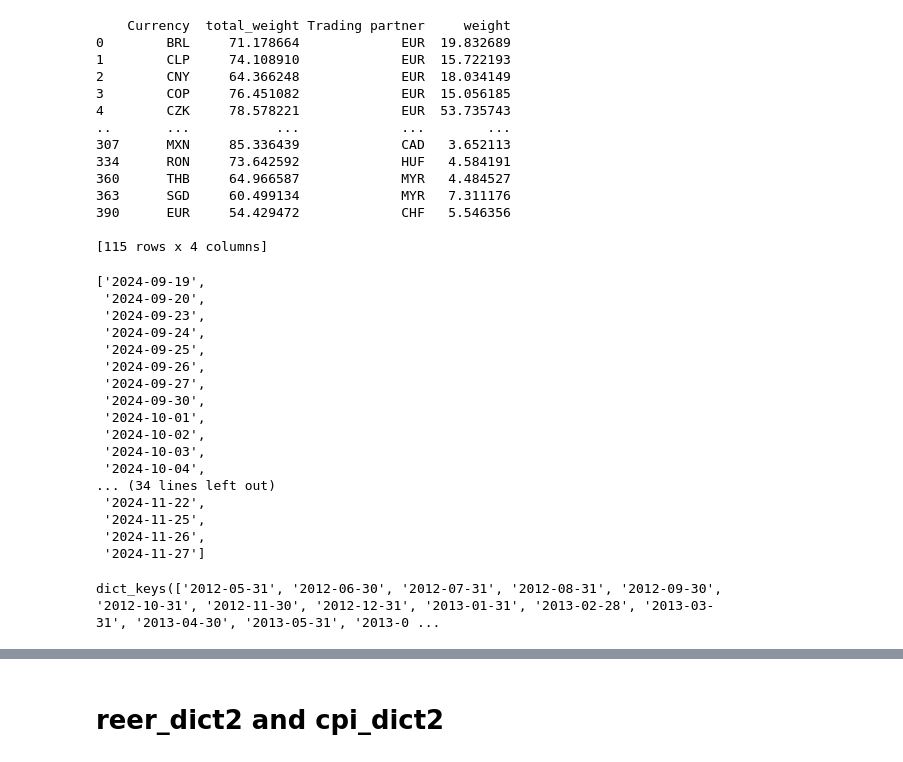
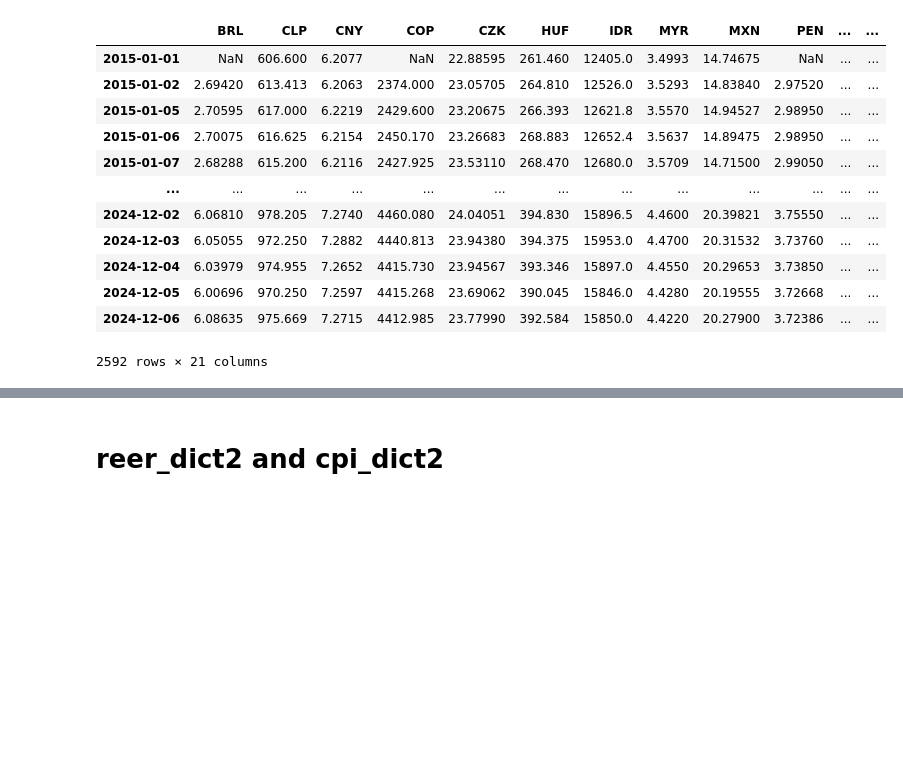
Before and after one commit to lanfeustX/Backtest, a Jupyter notebook: EMFX Backtest v2.ipynb, the cells around one changed output, grey strips where cells are left out. Saved outputs shown, nothing was run; the diff lists cells and outputs as text; code cells hidden in the pictures; blank space fills up the shorter version.

```diff
--- a/EMFX Backtest v2.ipynb
+++ b/EMFX Backtest v2.ipynb
@@ -865,42 +514,3 @@ df.reset_index(inplace=True)
 df.rename(columns={'index':'Currency'}, inplace=True)
 trading_weights = pd.melt(df,id_vars=["Currency", 'total_weight'], var_name="Trading partner", value_name="weight")
 trading_weights = trading_weights[trading_weights['weight'] != 0]
-print(trading_weights)
-# %% [output]
-    Currency  total_weight Trading partner     weight
-0        BRL     71.178664             EUR  19.832689
-1        CLP     74.108910             EUR  15.722193
-2        CNY     64.366248             EUR  18.034149
-3        COP     76.451082             EUR  15.056185
-4        CZK     78.578221             EUR  53.735743
-..       ...           ...             ...        ...
-307      MXN     85.336439             CAD   3.652113
-334      RON     73.642592             HUF   4.584191
-360      THB     64.966587             MYR   4.484527
-363      SGD     60.499134             MYR   7.311176
-390      EUR     54.429472             CHF   5.546356
-
-[115 rows x 4 columns]
-# %%
-all_business_dates = pd.to_datetime(data_prices.index)
-all_business_dates_str = [date.strftime('%Y-%m-%d') for date in all_business_dates]
-
-all_business_dates_str[-50:]
-# %% [output]
-['2024-09-19',
- '2024-09-20',
- '2024-09-23',
- '2024-09-24',
- '2024-09-25',
- '2024-09-26',
- '2024-09-27',
- '2024-09-30',
- '2024-10-01',
- '2024-10-02',
- '2024-10-03',
- '2024-10-04',
-... (34 lines left out)
- '2024-11-22',
- '2024-11-25',
- '2024-11-26',
- '2024-11-27']
@@ -935,3 +548,40 @@ reer_dict = complete_reer_dict(reer_dict, all_business_dates_str)
+# %%
+from xbbg import blp
+import pandas as pd
+from dateutil.relativedelta import relativedelta
+
+# Define the list of Bloomberg tickers
+tickers = ["BRL BGN Curncy", "CLP BGN Curncy", "CNY CMPN Curncy", "COP REGN Curncy",
+           "CZK BGN Curncy", "HUF BGN Curncy", "IDR CMPN Curncy", "MYR CMPN Curncy",
+           "MXN BGN Curncy", "PEN BGN Curncy", "PHP CMPN Curncy", "PLN BGN Curncy",
+           "RON BGN Curncy", "RUB BGN Curncy", "ZAR BGN Curncy", "THB BGN Curncy",
+           "TRY BGN Curncy", "INR CMPN Curncy", "SGD BGN Curncy", "TWD BGN Curncy",
+           "KRW CMPN Curncy"]
+
+# Extract currency codes from tickers
+currencies = [ticker[:3] for ticker in tickers]
+
+# Get historical data for the past 5 years
+end_date = pd.Timestamp.today()
+start_date = end_date - relativedelta(years=5)
+
+data_prices = blp.bdh(tickers, 'PX_MID', '20150101', end_date)
+data_prices.columns = currencies
+data_prices
+# %% [output]
+|  | BRL | CLP | CNY | COP | CZK | HUF | IDR | MYR | MXN | PEN | ... | ... |
+| 2015-01-01 | NaN | 606.600 | 6.2077 | NaN | 22.88595 | 261.460 | 12405.0 | 3.4993 | 14.74675 | NaN | ... | ... |
+| 2015-01-02 | 2.69420 | 613.413 | 6.2063 | 2374.000 | 23.05705 | 264.810 | 12526.0 | 3.5293 | 14.83840 | 2.97520 | ... | ... |
+| 2015-01-05 | 2.70595 | 617.000 | 6.2219 | 2429.600 | 23.20675 | 266.393 | 12621.8 | 3.5570 | 14.94527 | 2.98950 | ... | ... |
+| 2015-01-06 | 2.70075 | 616.625 | 6.2154 | 2450.170 | 23.26683 | 268.883 | 12652.4 | 3.5637 | 14.89475 | 2.98950 | ... | ... |
+| 2015-01-07 | 2.68288 | 615.200 | 6.2116 | 2427.925 | 23.53110 | 268.470 | 12680.0 | 3.5709 | 14.71500 | 2.99050 | ... | ... |
+| ... | ... | ... | ... | ... | ... | ... | ... | ... | ... | ... | ... | ... |
+| 2024-12-02 | 6.06810 | 978.205 | 7.2740 | 4460.080 | 24.04051 | 394.830 | 15896.5 | 4.4600 | 20.39821 | 3.75550 | ... | ... |
+| 2024-12-03 | 6.05055 | 972.250 | 7.2882 | 4440.813 | 23.94380 | 394.375 | 15953.0 | 4.4700 | 20.31532 | 3.73760 | ... | ... |
+| 2024-12-04 | 6.03979 | 974.955 | 7.2652 | 4415.730 | 23.94567 | 393.346 | 15897.0 | 4.4550 | 20.29653 | 3.73850 | ... | ... |
+| 2024-12-05 | 6.00696 | 970.250 | 7.2597 | 4415.268 | 23.69062 | 390.045 | 15846.0 | 4.4280 | 20.19555 | 3.72668 | ... | ... |
+| 2024-12-06 | 6.08635 | 975.669 | 7.2715 | 4412.985 | 23.77990 | 392.584 | 15850.0 | 4.4220 | 20.27900 | 3.72386 | ... | ... |
+2592 rows × 21 columns
 # %%
 def complete_reer_dict(reer_dict, all_business_dates_str):
     """Forward fills data within each month in the reer_dict.
@@ -989,7 +639,3 @@ def complete_reer_dict(reer_dict, all_business_dates_str):
 
     return reer_dict_completed
 reer_dict2 = complete_reer_dict(reer_dict, all_business_dates_str)
-# %%
-reer_dict.keys()
-# %% [output]
-dict_keys(['2012-05-31', '2012-06-30', '2012-07-31', '2012-08-31', '2012-09-30', '2012-10-31', '2012-11-30', '2012-12-31', '2013-01-31', '2013-02-28', '2013-03-31', '2013-04-30', '2013-05-31', '2013-0 ...
```
Also changed, not shown: parts of 131 cells of this notebook.
